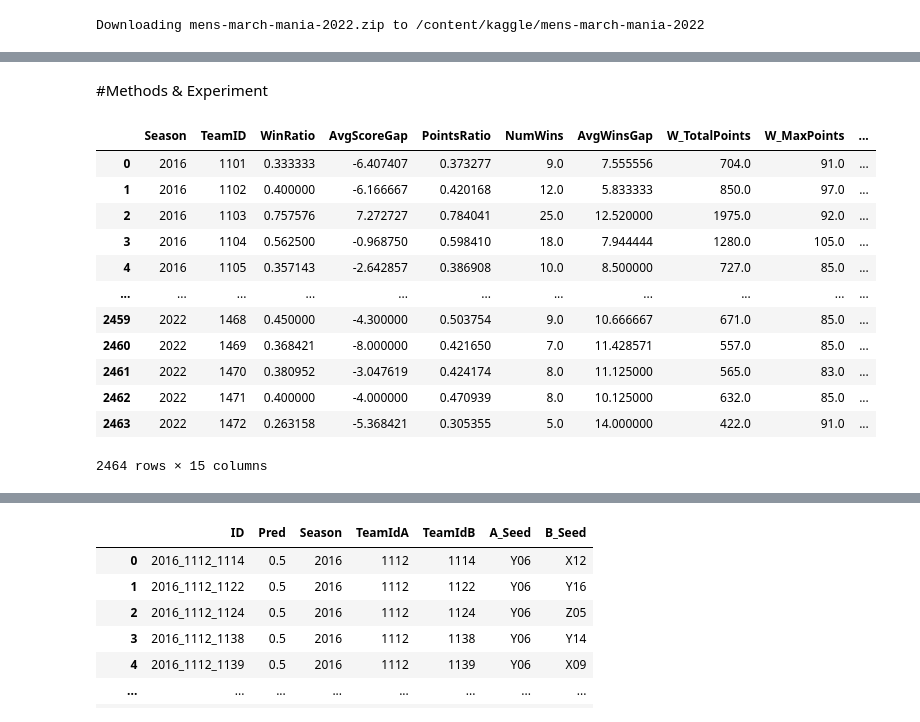
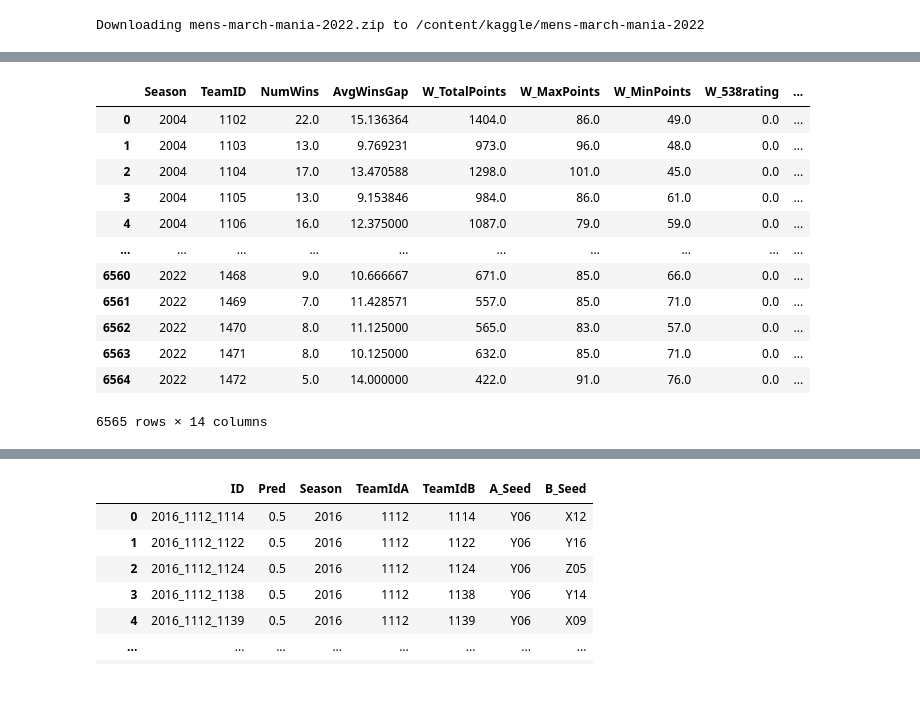
Before and after one commit to AbakirH/CS301_Project_Group7, a Jupyter notebook: CS301_Project.ipynb, the cells around one changed output, grey strips where cells are left out. Drawn from its saved outputs; the diff is of its cells as text; code cells hidden in the pictures; blank space fills up the shorter version.

```diff
--- a/CS301_Project.ipynb
+++ b/CS301_Project.ipynb
@@ -104,5 +130,6 @@ MDataFiles_Stage1  MDataFiles_Stage2  mens-march-mania-2022.zip
 # %%
 season_data = pd.read_csv('/content/kaggle/mens-march-mania-2022/MDataFiles_Stage1/MRegularSeasonCompactResults.csv')
-seeds = pd.read_csv('/content/kaggle/mens-march-mania-2022/MDataFiles_Stage1/MNCAATourneySeeds.csv')
-
-public_rating = pd.read_csv('/content/kaggle/mens-march-mania-2022/MDataFiles_Stage1/MMasseyOrdinals.csv')
+team_seeds = pd.read_csv('/content/kaggle/mens-march-mania-2022/MDataFiles_Stage1/MNCAATourneySeeds.csv')
+rating_system = pd.read_csv('/content/kaggle/mens-march-mania-2022/538ratingsMen.csv')
+rating_system.drop('TeamName', axis=1, inplace=True)
+rating_system
@@ -109,10 +150,10 @@ public_rating = pd.read_csv('/content/kaggle/mens-march-mania-2022/MDataFiles_St
 # %%
 # Add a new column to know the differnce of points between those who in and lose
-def score_gap(data):
+def score_difference(data):
     data['ScoreGapBetweenTeamsPlayed'] = data['WScore'] - data['LScore']
-    return data
+    return data.loc[(data['Season'] > 2003)]
 
-season_data = score_gap(season_data)
+season_data = score_difference(season_data).reset_index(drop = True)
 # %%
 season_data.head()
 # %% [output]
@@ -126,7 +167,7 @@ season_data.head()
 def create_team_list(data, group_list = ['Season', 'WTeamID'], team_id = 'WTeamID'):
     group = data.groupby(group_list).count().reset_index()
     #We only care about the teams that were played in the last 6 years as rules have changes over time
-    group = data.loc[(data['Season'] > 2015)]
+    group = data.loc[(data['Season'] > 2003)]
     group = group[group_list].rename(columns={team_id: "TeamID"})
     return group
 
@@ -153,52 +194,65 @@ team_agg_features
-# %% [markdown]
-#Methods & Experiment
 # %%
+season_data = pd.merge(
+    season_data,
+    rating_system,
+    how='left',
+    left_on=['Season', 'WTeamID'],
+    right_on=['Season', 'TeamID']
+).drop('TeamID', axis=1).rename(columns={'538rating': '538ratingW'})
+
+season_data = pd.merge(
+    season_data,
+    rating_system,
+    how='left',
+    left_on=['Season', 'LTeamID'],
+    right_on=['Season', 'TeamID']
+).drop('TeamID', axis=1).rename(columns={'538rating': '538ratingL'})
+
 def winner_aggregated_features(df, group_list = ['Season', 'WTeamID']):
     tmp = df.groupby(group_list).agg(NumWins       = ('WTeamID', 'count'),
                                      AvgWinsGap    = ('ScoreGapBetweenTeamsPlayed', 'mean'),
                                      W_TotalPoints = ('WScore', 'sum'),
                                      W_MaxPoints   = ('WScore', 'max'),
                                      W_MinPoints   = ('WScore', 'min'),
+                                     W_538rating = ('538ratingL', 'max')
                                     )
     tmp = tmp.reset_index()
     tmp = tmp.rename(columns={"WTeamID": "TeamID"})
 
     return tmp
 
 def losser_aggregated_features(df, group_list = ['Season', 'LTeamID']):
     tmp = df.groupby(group_list).agg(NumLosses       = ('LTeamID', 'count'),
                                      AvgLossesGap    = ('ScoreGapBetweenTeamsPlayed', 'mean'),
                                      L_TotalPoints = ('LScore', 'sum'),
                                      L_MaxPoints   = ('LScore', 'max'),
                                      L_MinPoints   = ('LScore', 'min'),
+                                     L_538rating = ('538ratingL', 'max')
                                     )
     tmp = tmp.reset_index()
     tmp = tmp.rename(columns={"LTeamID": "TeamID"})
     return tmp
 
 winner_team_aggregation = winner_aggregated_features(season_data)
 losser_team_aggregation = losser_aggregated_features(season_data)
 
 
-def merge_back(df):
-    df = df.merge(winner_team_aggregation, on = ['Season', 'TeamID'], how = 'left')
-    df = df.merge(losser_team_aggregation, on = ['Season', 'TeamID'], how = 'left')
-    df.fillna(0, inplace = True)
-    return df
+team_agg_features = team_agg_features.merge(winner_team_aggregation, on = ['Season', 'TeamID'], how = 'left')
+team_agg_features = team_agg_features.merge(losser_team_aggregation, on = ['Season', 'TeamID'], how = 'left')
+team_agg_features.fillna(0, inplace = True)
 
-team_agg_features = merge_back(team_agg_features)
 team_agg_features
 # %% [output]
-|  | Season | TeamID | WinRatio | AvgScoreGap | PointsRatio | NumWins | AvgWinsGap | W_TotalPoints | W_MaxPoints | ... |
-| 0 | 2016 | 1101 | 0.333333 | -6.407407 | 0.373277 | 9.0 | 7.555556 | 704.0 | 91.0 | ... |
-| 1 | 2016 | 1102 | 0.400000 | -6.166667 | 0.420168 | 12.0 | 5.833333 | 850.0 | 97.0 | ... |
-| 2 | 2016 | 1103 | 0.757576 | 7.272727 | 0.784041 | 25.0 | 12.520000 | 1975.0 | 92.0 | ... |
-| 3 | 2016 | 1104 | 0.562500 | -0.968750 | 0.598410 | 18.0 | 7.944444 | 1280.0 | 105.0 | ... |
-| 4 | 2016 | 1105 | 0.357143 | -2.642857 | 0.386908 | 10.0 | 8.500000 | 727.0 | 85.0 | ... |
-| ... | ... | ... | ... | ... | ... | ... | ... | ... | ... | ... |
-| 2459 | 2022 | 1468 | 0.450000 | -4.300000 | 0.503754 | 9.0 | 10.666667 | 671.0 | 85.0 | ... |
-| 2460 | 2022 | 1469 | 0.368421 | -8.000000 | 0.421650 | 7.0 | 11.428571 | 557.0 | 85.0 | ... |
-| 2461 | 2022 | 1470 | 0.380952 | -3.047619 | 0.424174 | 8.0 | 11.125000 | 565.0 | 83.0 | ... |
-| 2462 | 2022 | 1471 | 0.400000 | -4.000000 | 0.470939 | 8.0 | 10.125000 | 632.0 | 85.0 | ... |
-| 2463 | 2022 | 1472 | 0.263158 | -5.368421 | 0.305355 | 5.0 | 14.000000 | 422.0 | 91.0 | ... |
+|  | Season | TeamID | NumWins | AvgWinsGap | W_TotalPoints | W_MaxPoints | W_MinPoints | W_538rating | ... |
+| 0 | 2004 | 1102 | 22.0 | 15.136364 | 1404.0 | 86.0 | 49.0 | 0.0 | ... |
+| 1 | 2004 | 1103 | 13.0 | 9.769231 | 973.0 | 96.0 | 48.0 | 0.0 | ... |
+| 2 | 2004 | 1104 | 17.0 | 13.470588 | 1298.0 | 101.0 | 45.0 | 0.0 | ... |
+| 3 | 2004 | 1105 | 13.0 | 9.153846 | 984.0 | 86.0 | 61.0 | 0.0 | ... |
+| 4 | 2004 | 1106 | 16.0 | 12.375000 | 1087.0 | 79.0 | 59.0 | 0.0 | ... |
+| ... | ... | ... | ... | ... | ... | ... | ... | ... | ... |
+| 6560 | 2022 | 1468 | 9.0 | 10.666667 | 671.0 | 85.0 | 66.0 | 0.0 | ... |
+| 6561 | 2022 | 1469 | 7.0 | 11.428571 | 557.0 | 85.0 | 71.0 | 0.0 | ... |
+| 6562 | 2022 | 1470 | 8.0 | 11.125000 | 565.0 | 83.0 | 57.0 | 0.0 | ... |
+| 6563 | 2022 | 1471 | 8.0 | 10.125000 | 632.0 | 85.0 | 71.0 | 0.0 | ... |
+| 6564 | 2022 | 1472 | 5.0 | 14.000000 | 422.0 | 91.0 | 76.0 | 0.0 | ... |
-2464 rows × 15 columns
+6565 rows × 14 columns
```
Also changed, not shown: parts of 39 cells of this notebook.
